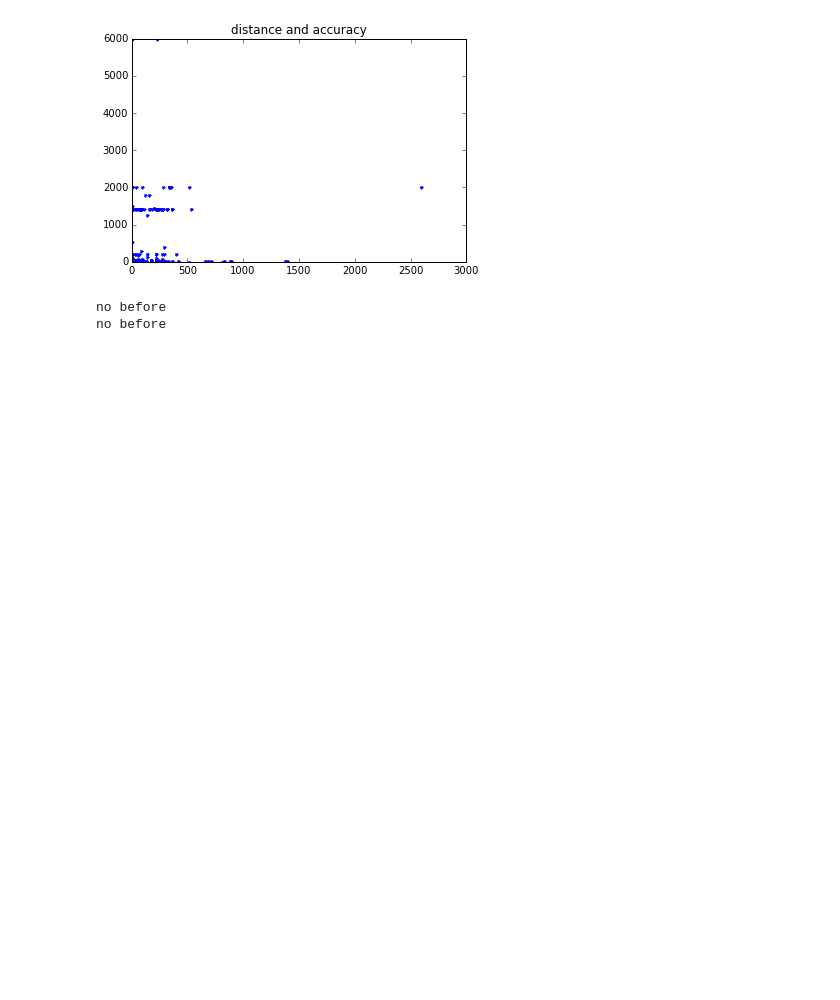
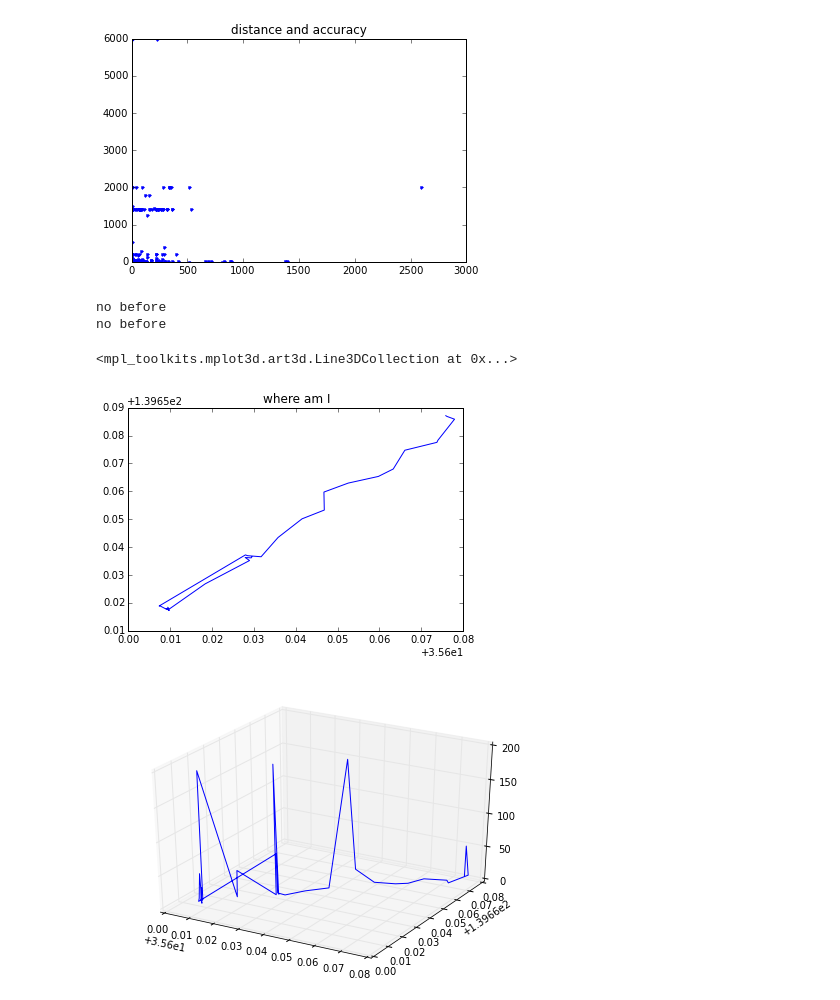
Before and after one commit to kulpa/GPS_stop_check, a Jupyter notebook: stop_check.ipynb, the cells around one changed output. Saved outputs shown, nothing was run; the diff lists cells and outputs as text; code cells hidden in the pictures; blank space fills up the shorter version.

```diff
--- a/stop_check.ipynb
+++ b/stop_check.ipynb
@@ -149,7 +60,7 @@ min_distance = 0#停止判定する閾値
 max_accuracy = 0
 
 input_file = open('1213route.csv', 'r')
-output_file = open('1213route_modified.csv','w')
+output_file = open('1213route_modified_200m_3before.csv','w')
 
 csvWriter = csv.writer(output_file)
 #before_latitude = 0#一つ前の緯度
@@ -179,7 +90,7 @@ def accuracy_check(max_accuracy,line):#max_accuracyより小さければtrue
 
 for line in input_file:
     line = line.replace(line.split(",")[5],"")
-    if distance_check(100,line,2) and accuracy_check(500,line):
+    if distance_check(200,line,3) and accuracy_check(500,line):
         csvWriter.writerow([line])
     before_latitude.append(float(line.split(",")[1]))
     before_longtitude.append(float(line.split(",")[2]))
@@ -191,3 +102,37 @@ output_file.close()
 # %% [output]
 no before
 no before
+# %%
+#!/usr/bin/env python
+
+f = open('1213route_modified_200m_3before.csv', 'r')
+time = []
+latitude = []#緯度
+longtitude = []#経度
+gpstype = []
+accuracy = []
+
+for line in f:
+    time.append(line.split(",")[0])
+    latitude.append(float(line.split(",")[1]))
+    longtitude.append(float(line.split(",")[2]))
+    gpstype.append(line.split(",")[3])
+    accuracy.append(float(line.split(",")[4]))
+
+f.close()
+
+x = latitude
+y = longtitude
+plt.title('where am I')
+plt.plot(x,y)
+
+x = latitude
+y = longtitude
+z = accuracy
+fig = plt.figure()
+ax = Axes3D(fig)
+ax.plot_wireframe(x,y,z)
+# %% [output]
+<mpl_toolkits.mplot3d.art3d.Line3DCollection at 0x...>
+[figure, added]
+[figure, added]
```
Also changed, not shown: parts of 5 cells of this notebook.
